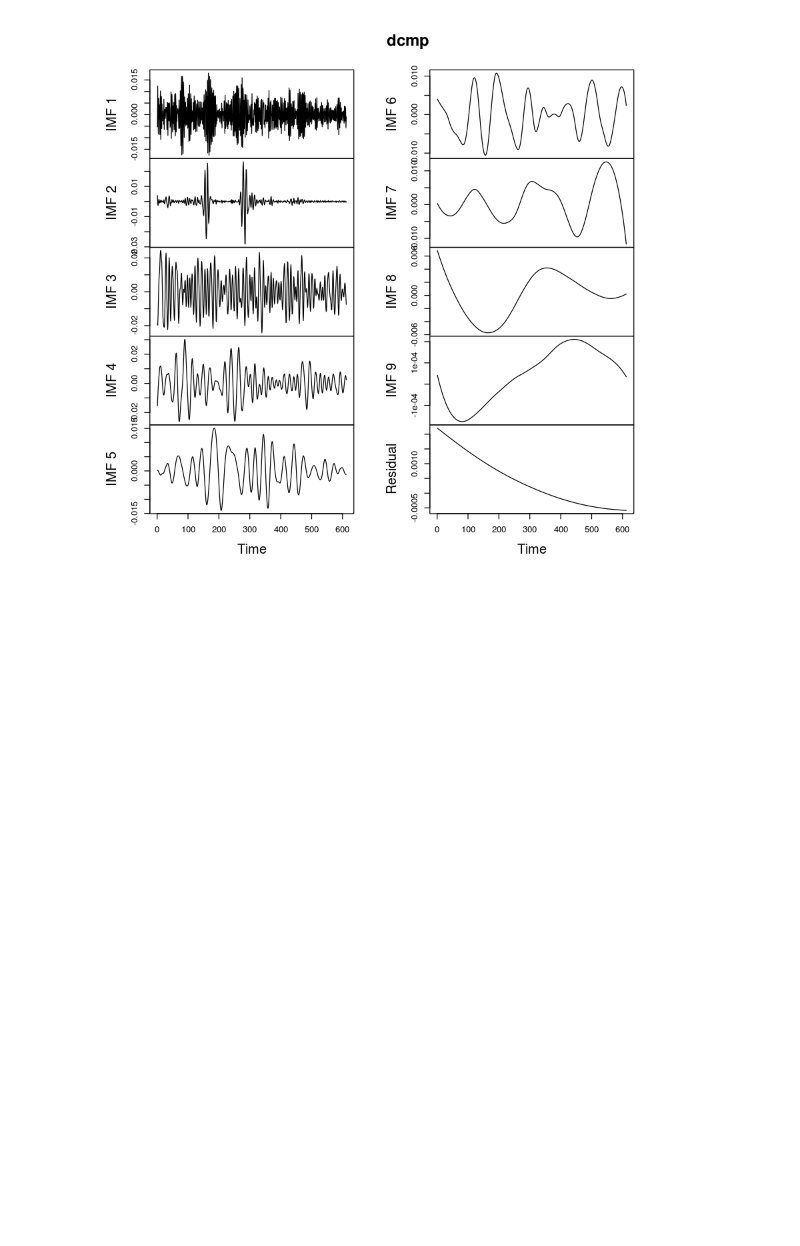
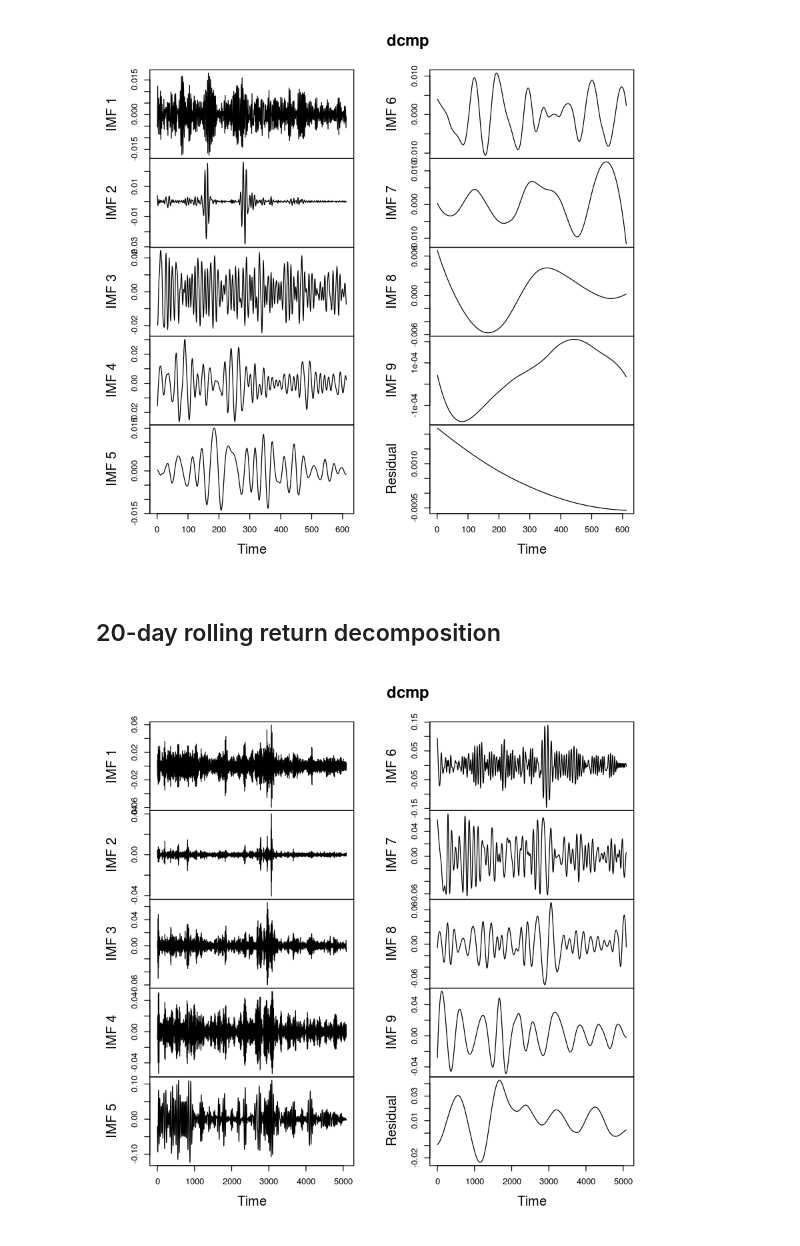
Before and after one commit to stockviz/notebooks, a Jupyter notebook: CEEMDAN decomposition study.ipynb, the cells around one changed output. Cells and saved outputs as stored; diff of their text form; code cells hidden in the pictures; blank space fills up the shorter version.

Commit message:
decompose NIFTY using the Complete Ensemble Empirical Mode Decomposition with Adaptive Noise (CEEMDAN) algorithm

```diff
--- a/CEEMDAN decomposition study.ipynb
+++ b/CEEMDAN decomposition study.ipynb
@@ -85,3 +85,10 @@ dcmp<-ceemdan(na.omit(rollapply(dailyReturn(pXts['2015/']), 5, Return.cumulative
 plot(dcmp)
 # %% [output]
 [figure]
+# %% [markdown]
+## 20-day rolling return decomposition
+# %%
+dcmp<-ceemdan(na.omit(rollapply(dailyReturn(pXts), 20, Return.cumulative)), num_imfs=10)
+plot(dcmp)
+# %% [output]
+[figure, added]
```
